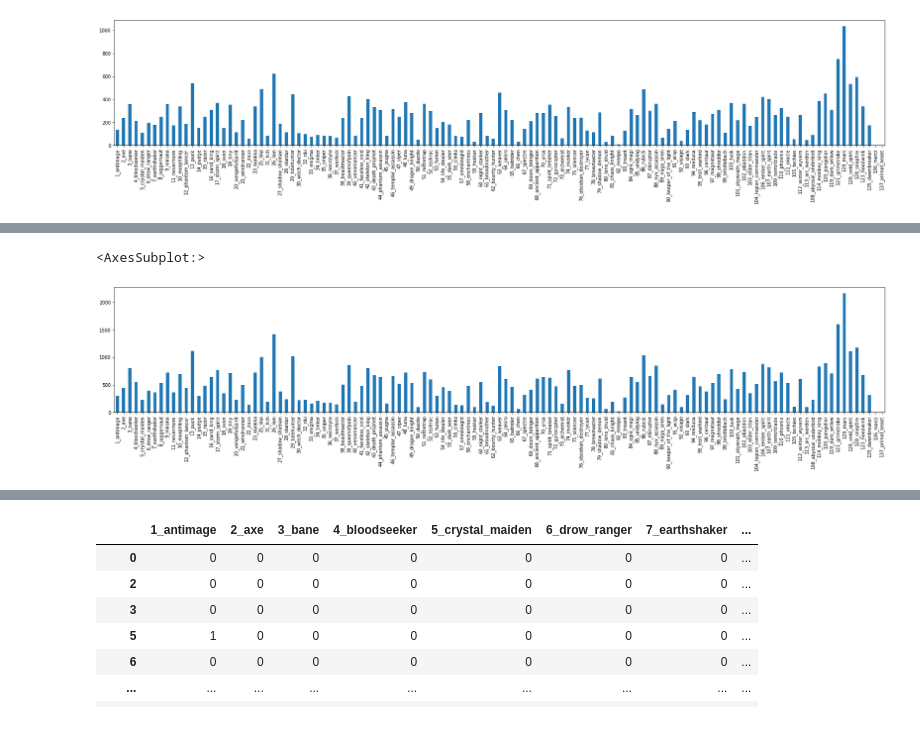
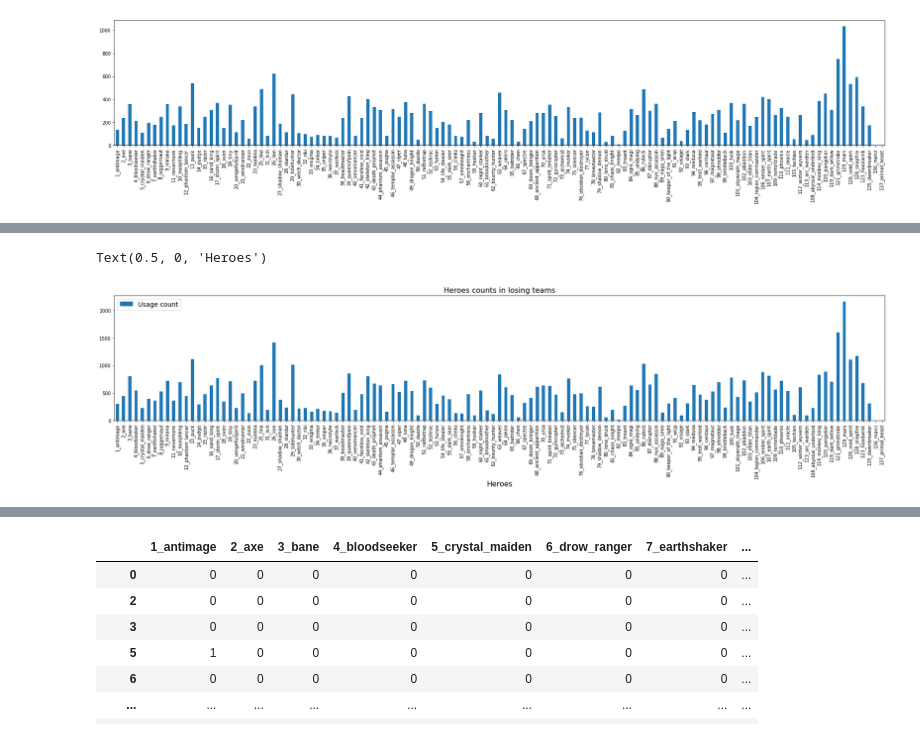
Before and after one commit to bvanhoewijk/ML2022, a Jupyter notebook: src/data_exploration/data_analysis.ipynb, the cells around one changed output, grey strips where cells are left out. Saved outputs shown, nothing was run; the diff lists cells and outputs as text; code cells hidden in the pictures.

Commit message:
update plots

```diff
--- a/src/data_exploration/data_analysis.ipynb
+++ b/src/data_exploration/data_analysis.ipynb
@@ -110,10 +145,13 @@ KeyError: 'test'
 # %%
 # count all losing
 count_all_losing = count_group1_losing.abs() + count_group2_losing
 count_all_losing.plot.bar(figsize=(30,5))
+plt.title('Heroes counts in losing teams', fontsize=16)
+plt.legend(['Usage count'], fontsize=14)
+plt.xlabel('Heroes', fontsize=16)
 # %% [output]
-<AxesSubplot:>
+Text(0.5, 0, 'Heroes')
-[figure, old version]
+[figure, new version]
 # %%
 #top 10 used heroes between winning and losing (among all groups)
 print('winning team heroes counts')
```
Also changed, not shown: parts of 5 cells of this notebook, 2 other files.
